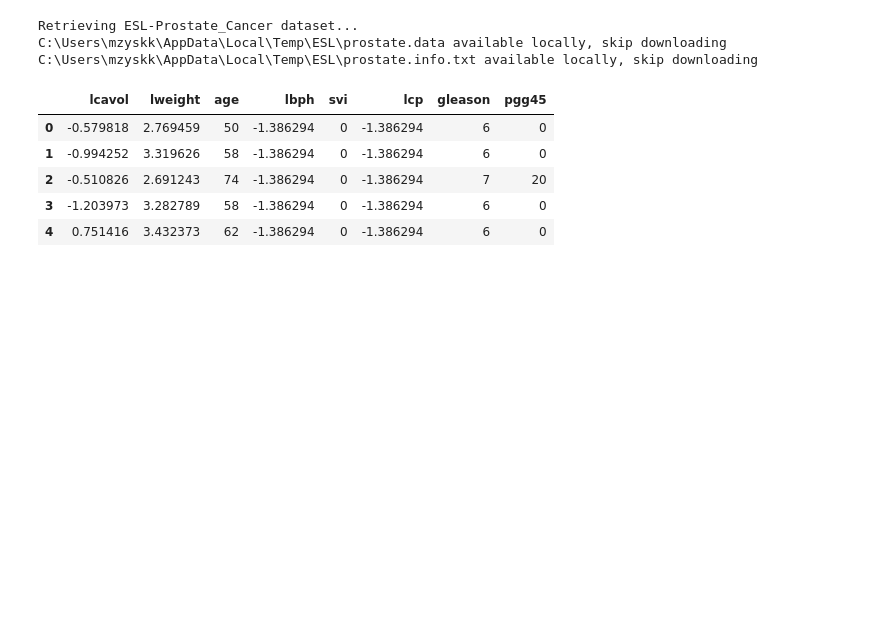
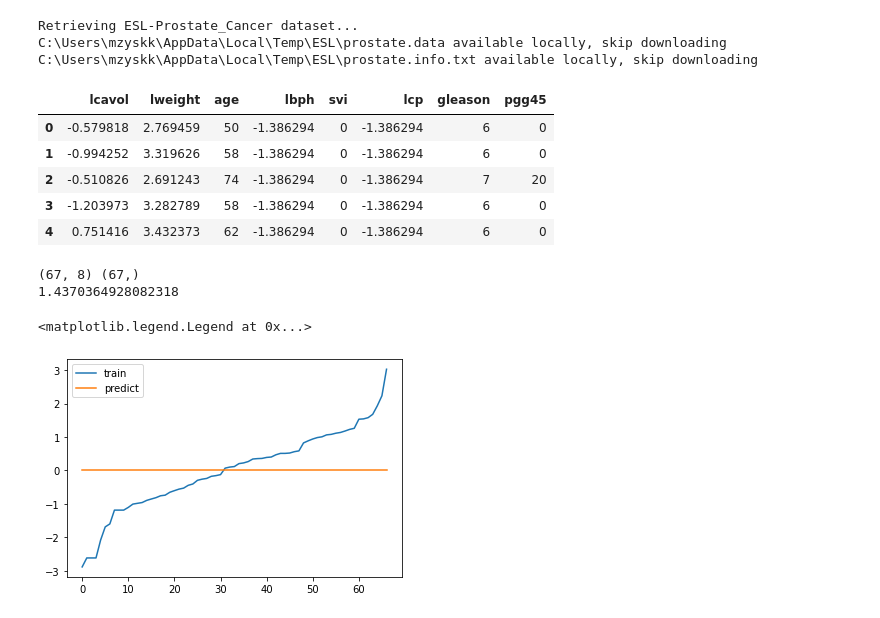
Before and after one commit to abkoesdw/The-Elements-of-Statistical-Learning-Python-Codes, a Jupyter notebook: Notebooks/Chapter 03 - Linear Methods for Regression/3.4.1 Ridge Regression.ipynb, the cells around one changed output. Drawn from its saved outputs; the diff is of its cells as text; code cells hidden in the pictures; blank space fills up the shorter version.

```diff
--- a/Notebooks/Chapter 03 - Linear Methods for Regression/3.4.1 Ridge Regression.ipynb
+++ b/Notebooks/Chapter 03 - Linear Methods for Regression/3.4.1 Ridge Regression.ipynb
@@ -35,12 +44,24 @@ df_x.head()
 class RidgeRegression:
     def fit(self, x, y, lambda_):
         # calculate beta_hat using SVD
-        u, d, vT = np.linalg.svd(x, full_matrices=False)
+        self.u, self.d, self.vT = np.linalg.svd(x, full_matrices=False)
 
         # divide the equation into 3 parts because it's too long otherwise
-        inv_diag_lambda = np.linalg.inv(np.diag(d ** 2) + lambda_ *  np.eye(x.shape[1]))
-        ut_y = u.T @ (y - np.mean(y))
-        self.beta_hat = vT.T @ inv_diag_lambda @ np.diag(d) @ ut_y
+        self.diag_mat = np.diag(self.d)
+        self.inv_diag_lambda = np.linalg.inv(self.diag_mat ** 2 + lambda_ *  np.eye(x.shape[1]))
+        self.ut_y = self.u.T @ y
+        self.beta_hat = self.vT.T @ self.inv_diag_lambda @ self.diag_mat @ self.ut_y
+
+    def predict(self, x):
+        return x @ self.beta_hat
+
+    def RSS(self, x, y):
+        y_hat = x @ self.beta_hat
+        return ((y - y_hat).T @ (y - y_hat))
+
+    def MRSS(self, x, y):
+        y_hat = x @ self.beta_hat
+        return ((y - y_hat).T @ (y - y_hat)) / len(y)
 # %%
 def calculate_lambda_given_df(x, dfs):
     u, d, v = np.linalg.svd(x, full_matrices=False)
@@ -60,4 +81,24 @@ def calculate_lambda_given_df(x, dfs):
     dfs = np.append(0, dfs)
     dfs = np.append(dfs, x.shape[1])
     return lambdas, dfs
+# %%
+x_train = scale(df_x[train_test=='T'].copy()).values
+y_train =  df_y[train_test=='T'].copy().values
+y_train = y_train - np.mean(y_train)
+print(x_train.shape, y_train.shape)
+
+ridgereg = RidgeRegression()
+ridgereg.fit(x_train, y_train, lambda_=1e32)
+y_hat = ridgereg.predict(x_train)
+
+rss = ridgereg.MRSS(x_train, y_train)
+print(rss)
+plt.plot(y_train, label='train')
+plt.plot(y_hat, label='predict')
+plt.legend()
+# %% [output]
+(67, 8) (67,)
+1.4370364928082318
+<matplotlib.legend.Legend at 0x...>
+[figure, added]
 # %%
```
Also changed, not shown: parts of 6 cells of this notebook, 2 other files.
